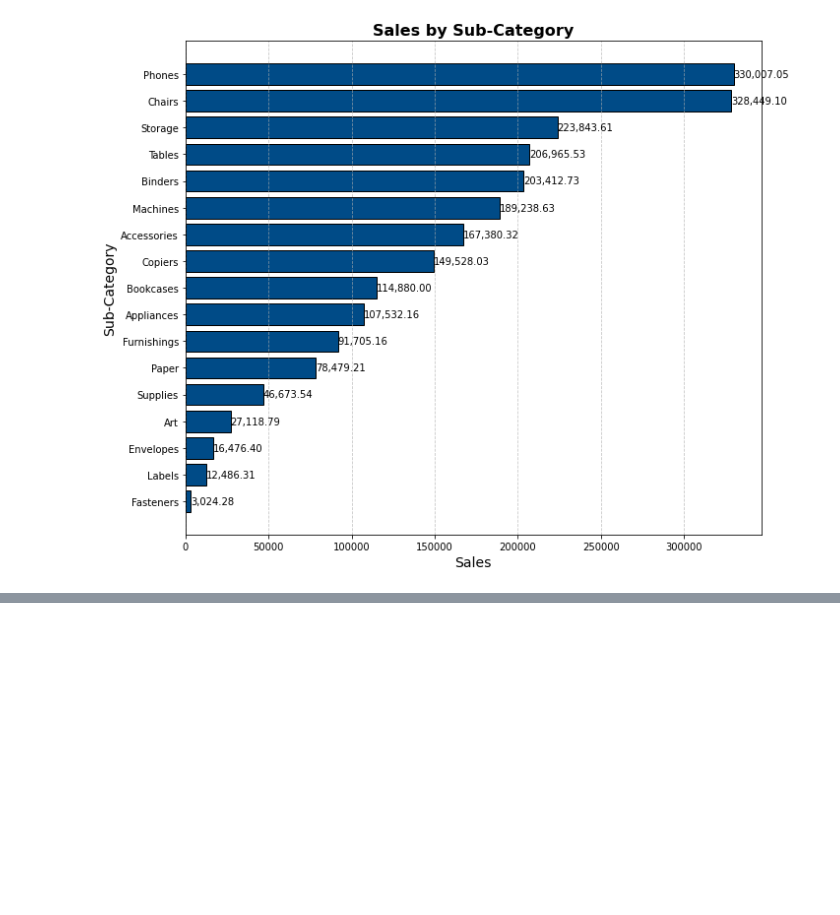
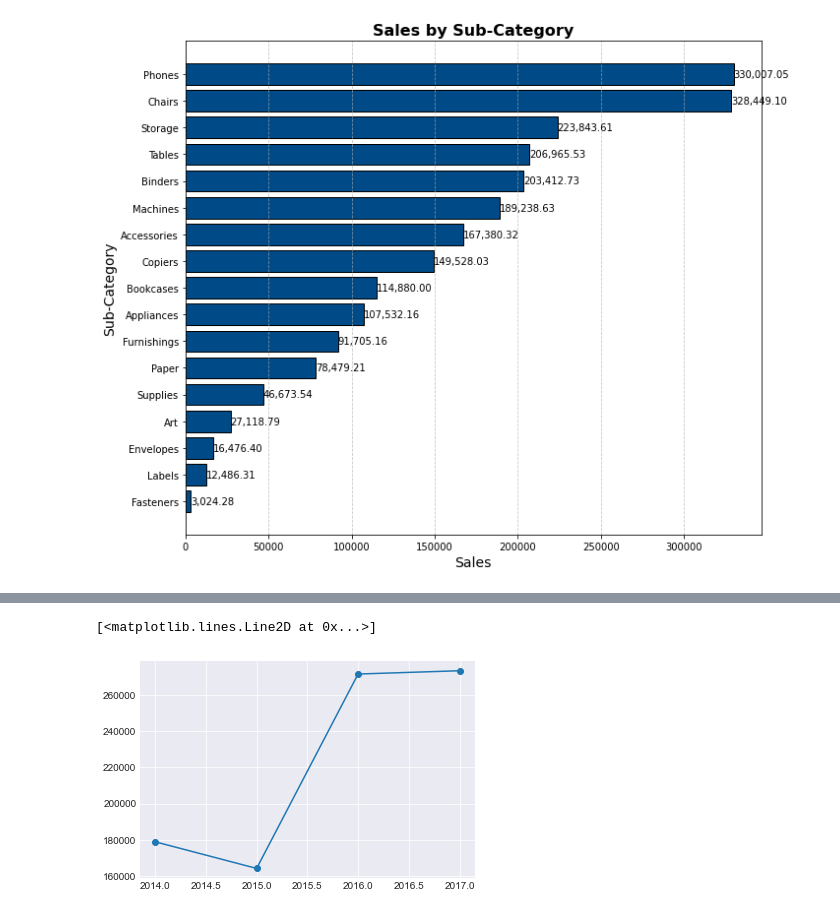
Before and after one commit to MehdiAliouan/Customer-Segmentation-Python, a Jupyter notebook: Superstore_Data_Analysis.ipynb, the cells around one changed output, grey strips where cells are left out. Saved outputs shown, nothing was run; the diff lists cells and outputs as text; code cells hidden in the pictures; blank space fills up the shorter version.

```diff
--- a/Superstore_Data_Analysis.ipynb
+++ b/Superstore_Data_Analysis.ipynb
@@ -370,0 +414,5 @@ plt.show()
+# %%
+plt.plot(yearly_sales['Year'], yearly_sales['Total Sales'],marker='o', linestyle='-')
+# %% [output]
+[<matplotlib.lines.Line2D at 0x...>]
+[figure, added]
```
Also changed, not shown: parts of 8 cells of this notebook, 1 other file.
